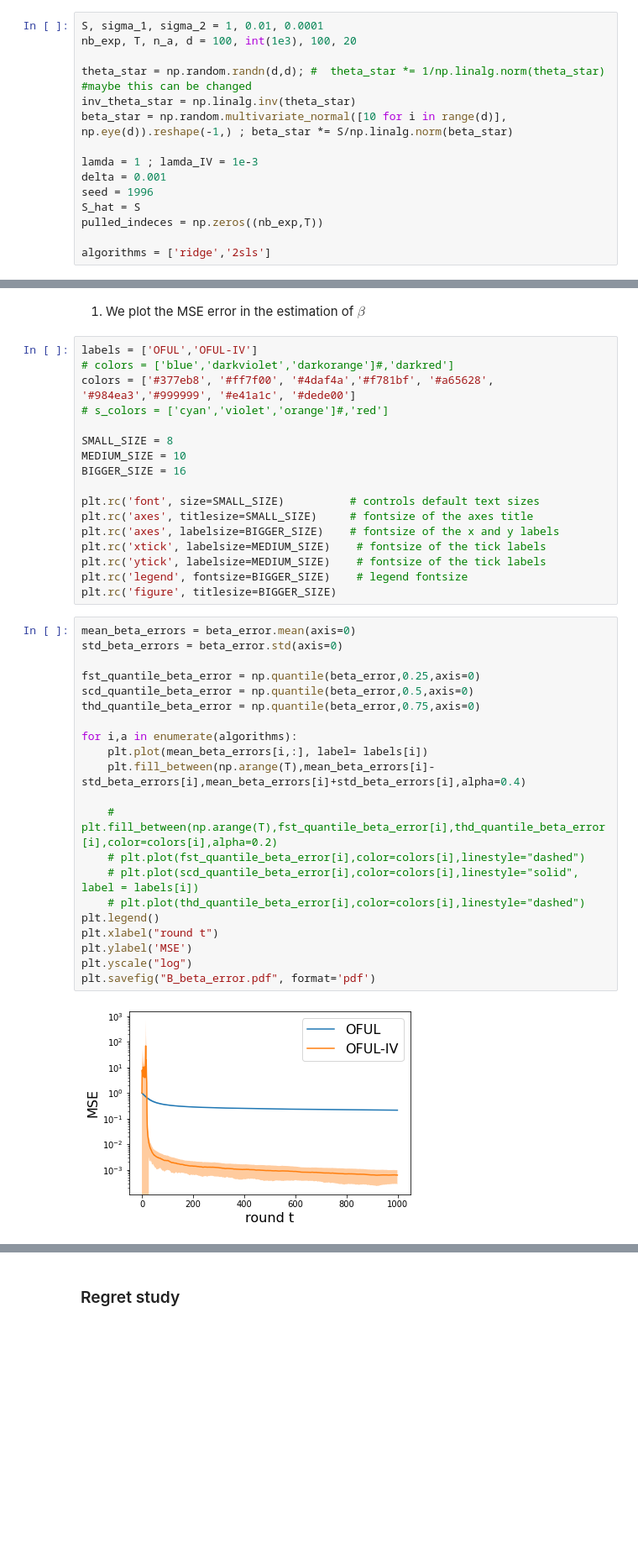
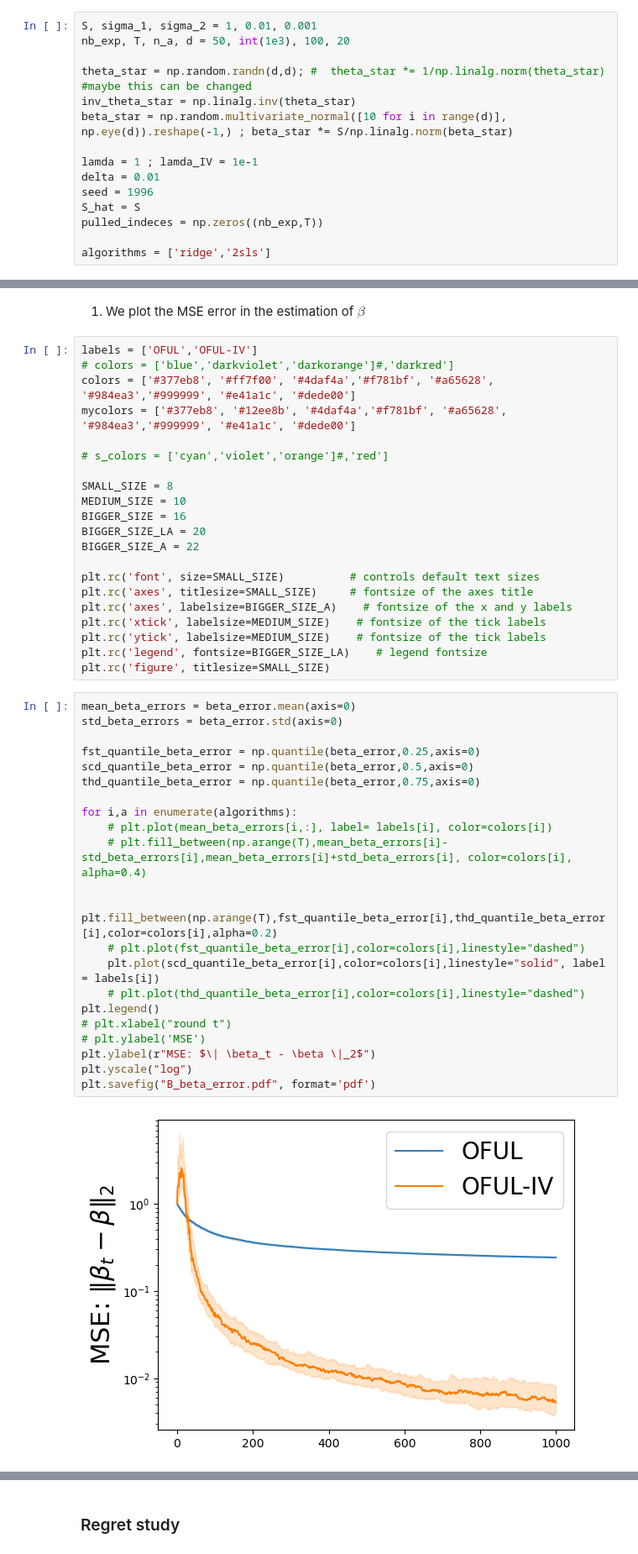
Before and after one commit to riccardodv/O2SLS-and-OFUL-IV, a Jupyter notebook: 2SLSLinearBandit.ipynb, the cells around one changed output, grey strips where cells are left out. Shown: that part at 84% size. Drawn from its saved outputs; the diff is of its cells as text; blank space fills up the shorter version.

```diff
--- a/2SLSLinearBandit.ipynb
+++ b/2SLSLinearBandit.ipynb
@@ -123,15 +127,15 @@ def runit(Z, X, Y, beta_star, S_hat, sigma_1, sigma_2,lamda, lamda_IV, delta, se
 # %% [markdown]
 Fix parameters of the simulation:
 # %%
-S, sigma_1, sigma_2 = 1, 0.01, 0.0001
-nb_exp, T, n_a, d = 100, int(1e3), 100, 20
+S, sigma_1, sigma_2 = 1, 0.01, 0.001
+nb_exp, T, n_a, d = 50, int(1e3), 100, 20
 
 theta_star = np.random.randn(d,d); #  theta_star *= 1/np.linalg.norm(theta_star) #maybe this can be changed
 inv_theta_star = np.linalg.inv(theta_star)
 beta_star = np.random.multivariate_normal([10 for i in range(d)], np.eye(d)).reshape(-1,) ; beta_star *= S/np.linalg.norm(beta_star)
 
-lamda = 1 ; lamda_IV = 1e-3
-delta = 0.001
+lamda = 1 ; lamda_IV = 1e-1
+delta = 0.01
 seed = 1996
 S_hat = S
 pulled_indeces = np.zeros((nb_exp,T))
@@ -208,39 +212,44 @@ array([[ 2.,  9., 64., ..., 13., 40., 89.],
 labels = ['OFUL','OFUL-IV']
 # colors = ['blue','darkviolet','darkorange']#,'darkred']
 colors = ['#377eb8', '#ff7f00', '#4daf4a','#f781bf', '#a65628', '#984ea3','#999999', '#e41a1c', '#dede00']
+mycolors = ['#377eb8', '#12ee8b', '#4daf4a','#f781bf', '#a65628', '#984ea3','#999999', '#e41a1c', '#dede00']
+
 # s_colors = ['cyan','violet','orange']#,'red']
 
 SMALL_SIZE = 8
 MEDIUM_SIZE = 10
 BIGGER_SIZE = 16
+BIGGER_SIZE_LA = 20
+BIGGER_SIZE_A = 22
 
 plt.rc('font', size=SMALL_SIZE)          # controls default text sizes
 plt.rc('axes', titlesize=SMALL_SIZE)     # fontsize of the axes title
-plt.rc('axes', labelsize=BIGGER_SIZE)    # fontsize of the x and y labels
+plt.rc('axes', labelsize=BIGGER_SIZE_A)    # fontsize of the x and y labels
 plt.rc('xtick', labelsize=MEDIUM_SIZE)    # fontsize of the tick labels
 plt.rc('ytick', labelsize=MEDIUM_SIZE)    # fontsize of the tick labels
-plt.rc('legend', fontsize=BIGGER_SIZE)    # legend fontsize
-plt.rc('figure', titlesize=BIGGER_SIZE)
+plt.rc('legend', fontsize=BIGGER_SIZE_LA)    # legend fontsize
+plt.rc('figure', titlesize=SMALL_SIZE)
 # %%
 mean_beta_errors = beta_error.mean(axis=0)
 std_beta_errors = beta_error.std(axis=0)
 
 fst_quantile_beta_error = np.quantile(beta_error,0.25,axis=0)
 scd_quantile_beta_error = np.quantile(beta_error,0.5,axis=0)
 thd_quantile_beta_error = np.quantile(beta_error,0.75,axis=0)
 
 for i,a in enumerate(algorithms):
-    plt.plot(mean_beta_errors[i,:], label= labels[i])
-    plt.fill_between(np.arange(T),mean_beta_errors[i]-std_beta_errors[i],mean_beta_errors[i]+std_beta_errors[i],alpha=0.4)
+    # plt.plot(mean_beta_errors[i,:], label= labels[i], color=colors[i])
+    # plt.fill_between(np.arange(T),mean_beta_errors[i]-std_beta_errors[i],mean_beta_errors[i]+std_beta_errors[i], color=colors[i], alpha=0.4)
 
-    # plt.fill_between(np.arange(T),fst_quantile_beta_error[i],thd_quantile_beta_error[i],color=colors[i],alpha=0.2)
+    plt.fill_between(np.arange(T),fst_quantile_beta_error[i],thd_quantile_beta_error[i],color=colors[i],alpha=0.2)
     # plt.plot(fst_quantile_beta_error[i],color=colors[i],linestyle="dashed")
-    # plt.plot(scd_quantile_beta_error[i],color=colors[i],linestyle="solid", label = labels[i])
+    plt.plot(scd_quantile_beta_error[i],color=colors[i],linestyle="solid", label = labels[i])
     # plt.plot(thd_quantile_beta_error[i],color=colors[i],linestyle="dashed")
 plt.legend()
-plt.xlabel("round t")
-plt.ylabel('MSE')
+# plt.xlabel("round t")
+# plt.ylabel('MSE')
+plt.ylabel(r"MSE: $\| \beta_t - \beta \|_2$")
 plt.yscale("log")
 plt.savefig("B_beta_error.pdf", format='pdf')
 # %% [output]
-[figure, old version]
+[figure, new version]
```
Also changed, not shown: parts of 7 cells of this notebook, 2 other files.
